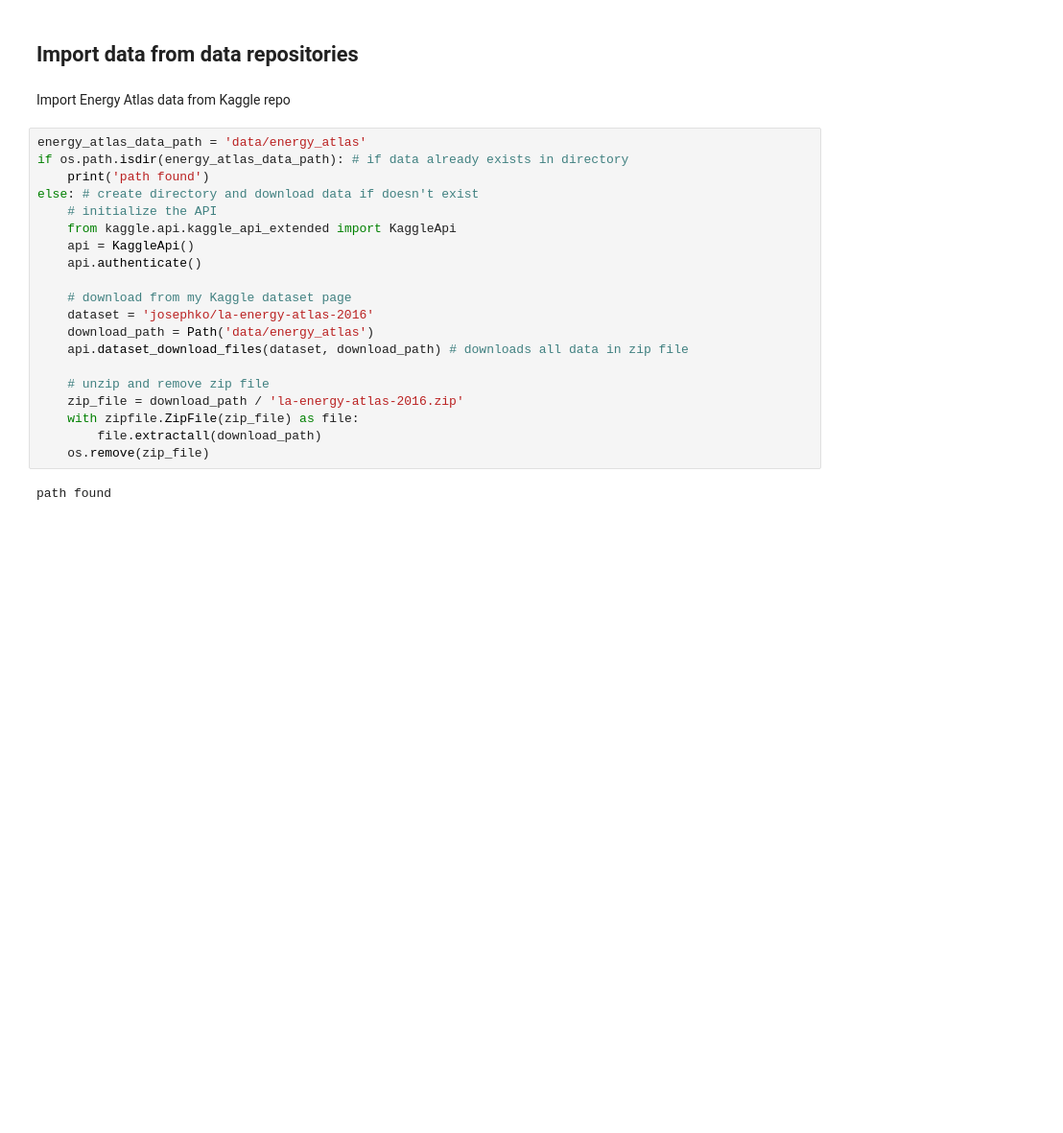
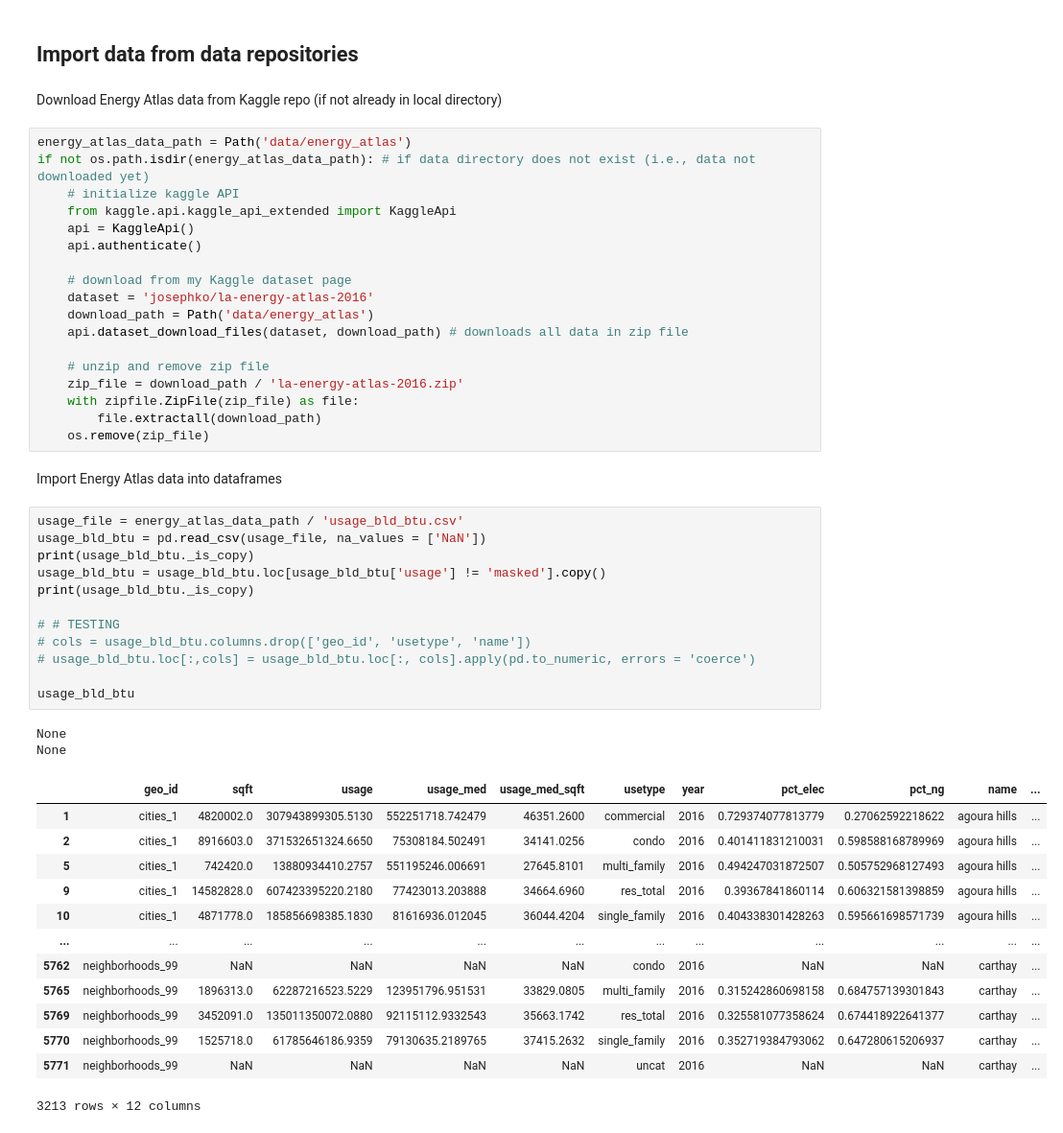
Before and after one commit to josephko91/anthropogenic-heat-la, a Jupyter notebook: anthropogenic-heat-buildings.ipynb, the cells around one changed output. Shown at 96% size. Drawn from its saved outputs; the diff is of its cells as text; blank space fills up the shorter version.

```diff
--- a/anthropogenic-heat-buildings.ipynb
+++ b/anthropogenic-heat-buildings.ipynb
@@ -10,13 +13,11 @@ import zipfile
 # %% [markdown]
 ## Import data from data repositories
 # %% [markdown]
-Import Energy Atlas data from Kaggle repo
+Download Energy Atlas data from Kaggle repo (if not already in local directory)
 # %%
-energy_atlas_data_path = 'data/energy_atlas'
-if os.path.isdir(energy_atlas_data_path): # if data already exists in directory
-    print('path found')
-else: # create directory and download data if doesn't exist
-    # initialize the API
+energy_atlas_data_path = Path('data/energy_atlas')
+if not os.path.isdir(energy_atlas_data_path): # if data directory does not exist (i.e., data not downloaded yet)
+    # initialize kaggle API
     from kaggle.api.kaggle_api_extended import KaggleApi
     api = KaggleApi()
     api.authenticate()
@@ -31,5 +32,33 @@ else: # create directory and download data if doesn't exist
     with zipfile.ZipFile(zip_file) as file:
         file.extractall(download_path)
     os.remove(zip_file)
-# %% [output]
-path found
+# %% [markdown]
+Import Energy Atlas data into dataframes
+# %%
+usage_file = energy_atlas_data_path / 'usage_bld_btu.csv'
+usage_bld_btu = pd.read_csv(usage_file, na_values = ['NaN'])
+print(usage_bld_btu._is_copy)
+usage_bld_btu = usage_bld_btu.loc[usage_bld_btu['usage'] != 'masked'].copy()
+print(usage_bld_btu._is_copy)
+
+# # TESTING
+# cols = usage_bld_btu.columns.drop(['geo_id', 'usetype', 'name'])
+# usage_bld_btu.loc[:,cols] = usage_bld_btu.loc[:, cols].apply(pd.to_numeric, errors = 'coerce')
+
+usage_bld_btu
+# %% [output]
+None
+None
+|  | geo_id | sqft | usage | usage_med | usage_med_sqft | usetype | year | pct_elec | pct_ng | name | ... |
+| 1 | cities_1 | 4820002.0 | 307943899305.5130 | 552251718.742479 | 46351.2600 | commercial | 2016 | 0.729374077813779 | 0.27062592218622 | agoura hills | ... |
+| 2 | cities_1 | 8916603.0 | 371532651324.6650 | 75308184.502491 | 34141.0256 | condo | 2016 | 0.401411831210031 | 0.598588168789969 | agoura hills | ... |
+| 5 | cities_1 | 742420.0 | 13880934410.2757 | 551195246.006691 | 27645.8101 | multi_family | 2016 | 0.494247031872507 | 0.505752968127493 | agoura hills | ... |
+| 9 | cities_1 | 14582828.0 | 607423395220.2180 | 77423013.203888 | 34664.6960 | res_total | 2016 | 0.39367841860114 | 0.606321581398859 | agoura hills | ... |
+| 10 | cities_1 | 4871778.0 | 185856698385.1830 | 81616936.012045 | 36044.4204 | single_family | 2016 | 0.404338301428263 | 0.595661698571739 | agoura hills | ... |
+| ... | ... | ... | ... | ... | ... | ... | ... | ... | ... | ... | ... |
+| 5762 | neighborhoods_99 | NaN | NaN | NaN | NaN | condo | 2016 | NaN | NaN | carthay | ... |
+| 5765 | neighborhoods_99 | 1896313.0 | 62287216523.5229 | 123951796.951531 | 33829.0805 | multi_family | 2016 | 0.315242860698158 | 0.684757139301843 | carthay | ... |
+| 5769 | neighborhoods_99 | 3452091.0 | 135011350072.0880 | 92115112.9332543 | 35663.1742 | res_total | 2016 | 0.325581077358624 | 0.674418922641377 | carthay | ... |
+| 5770 | neighborhoods_99 | 1525718.0 | 61785646186.9359 | 79130635.2189765 | 37415.2632 | single_family | 2016 | 0.352719384793062 | 0.647280615206937 | carthay | ... |
+| 5771 | neighborhoods_99 | NaN | NaN | NaN | NaN | uncat | 2016 | NaN | NaN | carthay | ... |
+3213 rows × 12 columns
```
Also changed, not shown: parts of 10 cells of this notebook.
